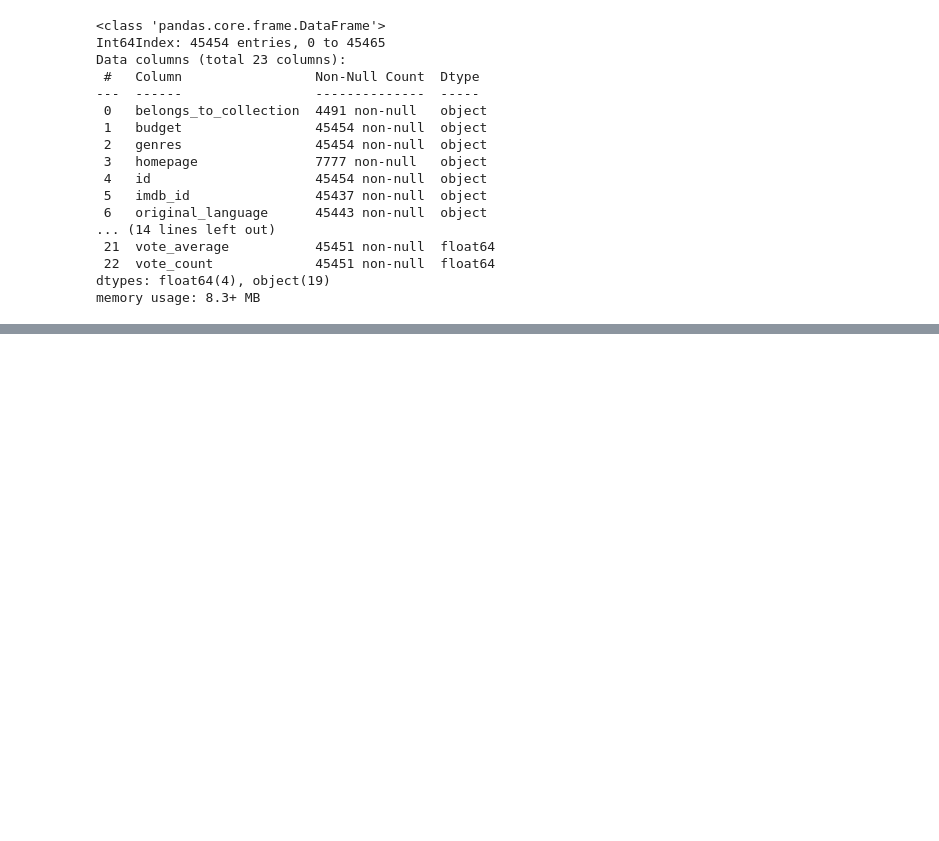
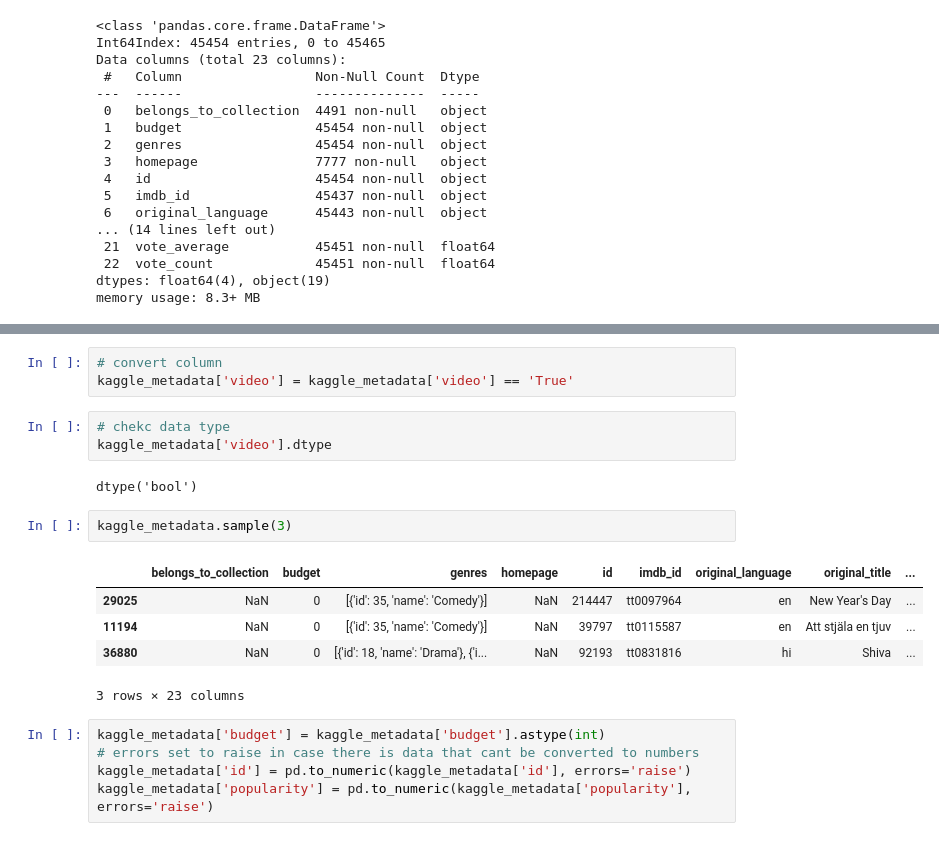
Before and after one commit to DonnieData/Movies-ETL, a Jupyter notebook: Movies_ETL.ipynb, the cells around one changed output, grey strips where cells are left out. Cells and saved outputs as stored; diff of their text form; blank space fills up the shorter version.

```diff
--- a/Movies_ETL.ipynb
+++ b/Movies_ETL.ipynb
@@ -989,0 +998,21 @@ memory usage: 8.3+ MB
+# %%
+# convert column
+kaggle_metadata['video'] = kaggle_metadata['video'] == 'True'
+# %%
+# chekc data type
+kaggle_metadata['video'].dtype
+# %% [output]
+dtype('bool')
+# %%
+kaggle_metadata.sample(3)
+# %% [output]
+|  | belongs_to_collection | budget | genres | homepage | id | imdb_id | original_language | original_title | ... |
+| 29025 | NaN | 0 | [{'id': 35, 'name': 'Comedy'}] | NaN | 214447 | tt0097964 | en | New Year's Day | ... |
+| 11194 | NaN | 0 | [{'id': 35, 'name': 'Comedy'}] | NaN | 39797 | tt0115587 | en | Att stjäla en tjuv | ... |
+| 36880 | NaN | 0 | [{'id': 18, 'name': 'Drama'}, {'i... | NaN | 92193 | tt0831816 | hi | Shiva | ... |
+3 rows × 23 columns
+# %%
+kaggle_metadata['budget'] = kaggle_metadata['budget'].astype(int)
+# errors set to raise in case there is data that cant be converted to numbers
+kaggle_metadata['id'] = pd.to_numeric(kaggle_metadata['id'], errors='raise')
+kaggle_metadata['popularity'] = pd.to_numeric(kaggle_metadata['popularity'], errors='raise')
```
Also changed, not shown: parts of 11 cells of this notebook.
